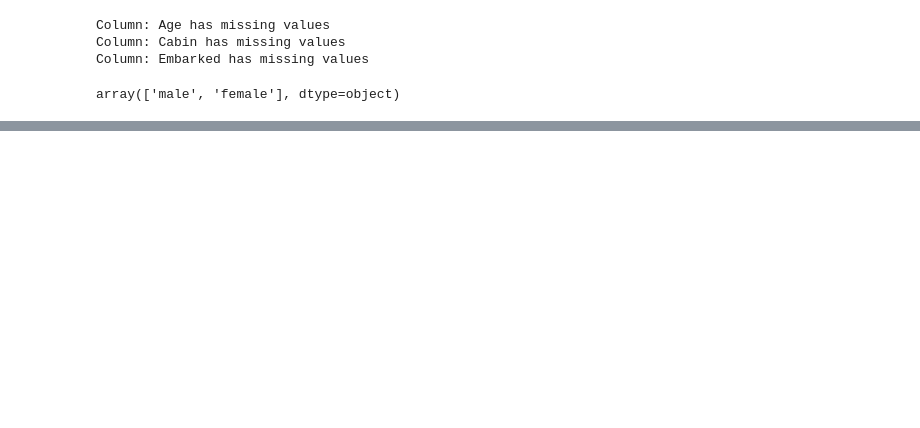
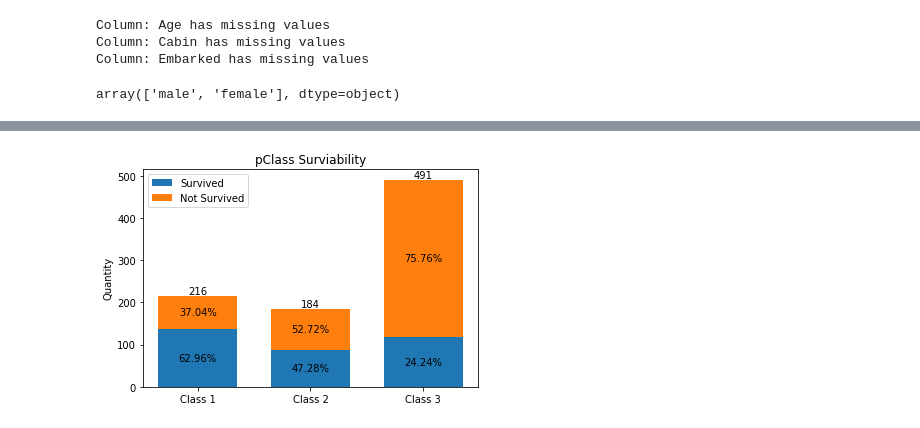
Before and after one commit to lucaskup/kaggleTitanicTrain, a Jupyter notebook: TitanicDataExploration.ipynb, the cells around one changed output, grey strips where cells are left out. Cells and saved outputs as stored; diff of their text form; code cells hidden in the pictures; blank space fills up the shorter version.

```diff
--- a/TitanicDataExploration.ipynb
+++ b/TitanicDataExploration.ipynb
@@ -194,0 +250,39 @@ plt.show()
+# %%
+fig, ax = plt.subplots()
+
+width = 0.7
+ind = np.arange(3)    # the x locations for the groups
+
+survivedClass = list(
+    map(lambda x: sum(survivedSubset['Pclass'] == x), [1, 2, 3]))
+notSurvivedClass = list(
+    map(lambda x: sum(notSurvivedSubset['Pclass'] == x), [1, 2, 3]))
+
+p1 = ax.bar(ind, survivedClass, width, label='Survived')
+p2 = ax.bar(ind, notSurvivedClass, width,
+            bottom=survivedClass, label='Not Survived')
+
+ax.axhline(0, color='grey', linewidth=0.8)
+ax.set_ylabel('Quantity')
+ax.set_title('pClass Surviability')
+ax.set_xticks(ind)
+ax.set_xticklabels(('Class 1', 'Class 2', 'Class 3'))
+ax.legend()
+
+# Label with label_type 'center' instead of the default 'edge'
+# To create the percentage labels whe use list comprehension
+# in a zipped list to compute the percentage of survivors
+labelsSurvived = [
+    round((perc[0]/sum(perc))*100, 2) for perc in zip(survivedClass, notSurvivedClass)]
+# the percentage not survived is 100 - percentage survived
+labelsNotSurvived = list(map(lambda x: f'{100 - x:.2f}%', labelsSurvived))
+# converts to string
+labelsSurvived = list(map(lambda x: f'{x}%', labelsSurvived))
+
+ax.bar_label(p1, labels=labelsSurvived, label_type='center')
+ax.bar_label(p2, labels=labelsNotSurvived, label_type='center')
+ax.bar_label(p2)
+
+plt.show()
+# %% [output]
+[figure, added]
```
Also changed, not shown: parts of 11 cells of this notebook, 1 other file.
